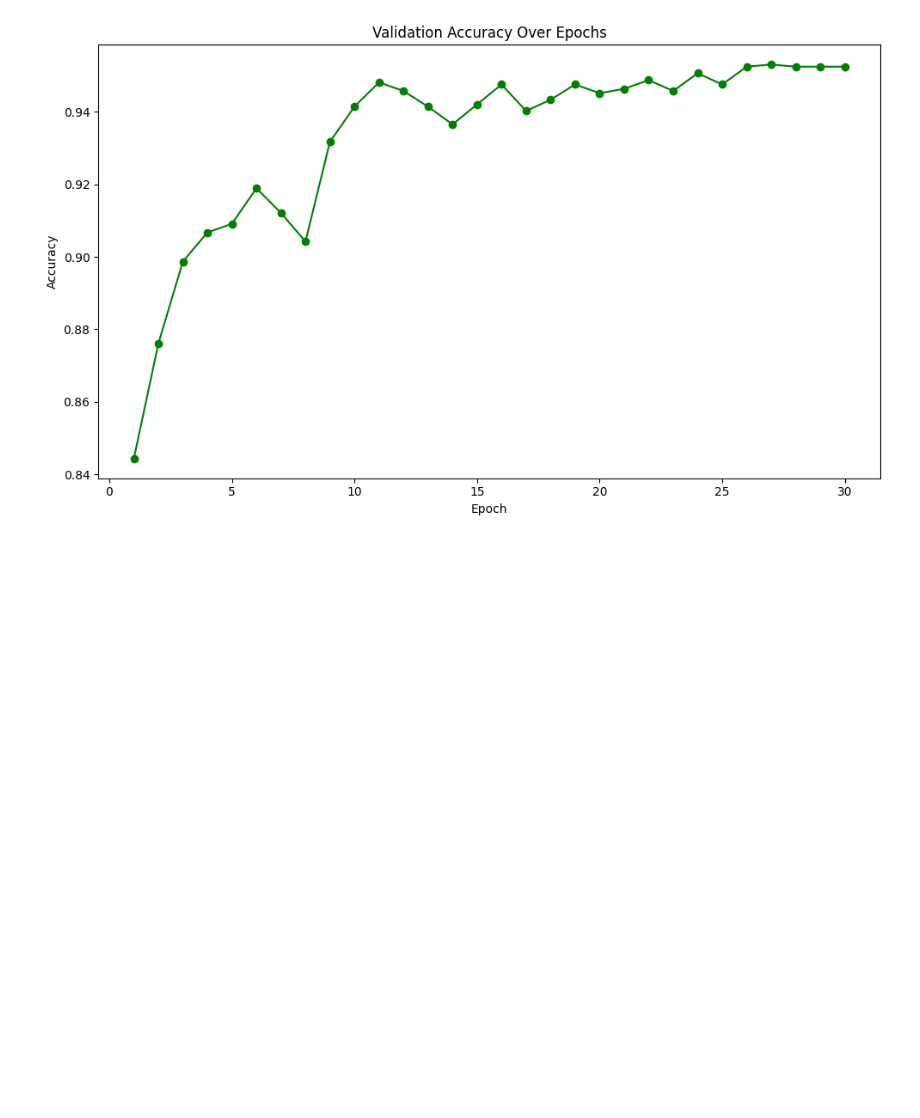
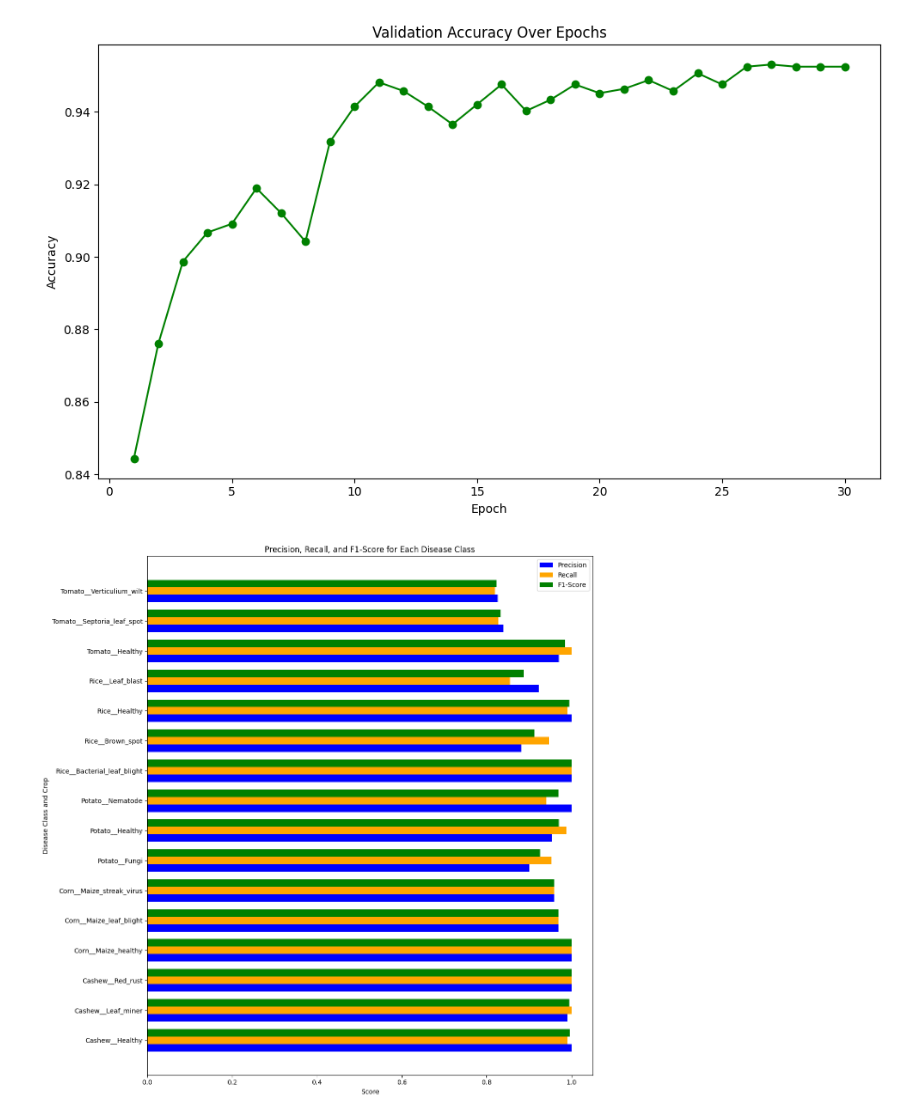
Before and after one commit to RizStillLearning/multicrop_disease_classification, a Jupyter notebook: visualization.ipynb, the cells around one changed output. Saved outputs shown, nothing was run; the diff lists cells and outputs as text; code cells hidden in the pictures; blank space fills up the shorter version.

Commit message:
Added metric visualization

```diff
--- a/visualization.ipynb
+++ b/visualization.ipynb
@@ -68,3 +68,35 @@ plt.tight_layout()
 plt.show()
 # %% [output]
 [figure]
+# %%
+import json
+
+report_path = f'{model_name}/crop_disease_classification_report.json'
+
+with open(report_path, 'r') as f:
+    report = json.load(f)
+
+classes = list(report.keys())[:-3]
+precisions = [report[cls]['precision'] for cls in classes]
+recalls = [report[cls]['recall'] for cls in classes]
+f1_scores = [report[cls]['f1-score'] for cls in classes]
+# %%
+import numpy as np
+import matplotlib.pyplot as plt
+
+y = np.arange(len(classes))
+width = 0.25
+
+plt.figure(figsize=(12, 12))
+plt.barh(y - width, precisions, width, label='Precision', color='blue')
+plt.barh(y, recalls, width, label='Recall', color='orange')
+plt.barh(y + width, f1_scores, width, label='F1-Score', color='green')
+plt.ylabel('Disease Class and Crop')
+plt.xlabel('Score')
+plt.title('Precision, Recall, and F1-Score for Each Disease Class')
+plt.yticks(y, classes)
+plt.legend()
+plt.tight_layout()
+plt.show()
+# %% [output]
+[figure, added]
```
Also changed, not shown: 1 other file.
